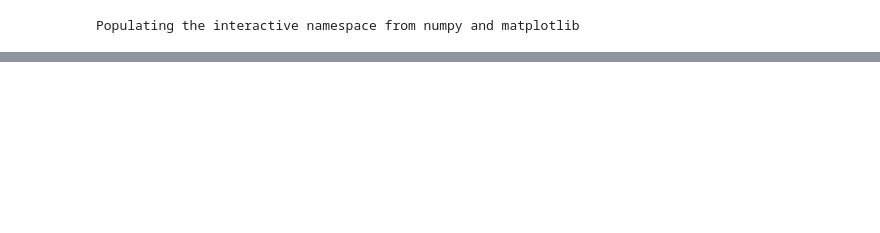
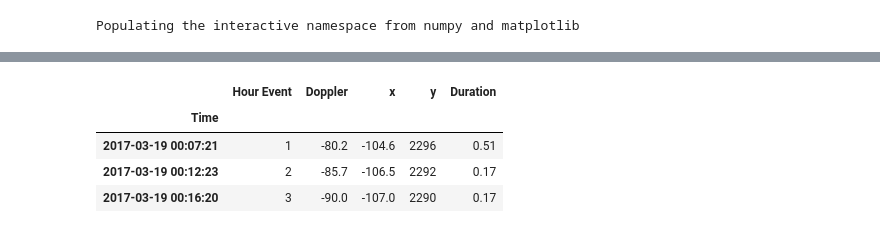
Before and after one commit to albertw/astronomy-notebooks, a Jupyter notebook: Meteor Data Processing.ipynb, the cells around one changed output, grey strips where cells are left out. Saved outputs shown, nothing was run; the diff lists cells and outputs as text; code cells hidden in the pictures; blank space fills up the shorter version.

Commit message:
Now with more pandas

```diff
--- a/Meteor Data Processing.ipynb
+++ b/Meteor Data Processing.ipynb
@@ -12,6 +12,9 @@ import numpy as np
 import matplotlib.pyplot as plt
 import pprint
 from collections import Counter
+import pandas as pd
+pd.set_option('display.mpl_style', 'default') # Make the graphs a bit prettier
+figsize(10, 6)
 # %% [output]
 Populating the interactive namespace from numpy and matplotlib
 # %%
@@ -128,3 +94,27 @@ plot_heatmap(events)
 # %%
 # Get the longest meteors
 #sorted(events, key=itemgetter(5))[-10:]
+# %%
+filename = "event_log20170319.txt"
+year = int(filename[9:13])
+month = int(filename[13:15])
+day = int(filename[15:17])
+d = date(year,month,day)
+
+def dateparse(x):
+    return datetime.combine(d, datetime.strptime(x, '%H:%M:%S').time())
+
+df = pd.read_csv(filename,
+                 parse_dates=['Time'],
+                 dayfirst=True,
+                 names = ["Time", "Hour Event", "Doppler", "x", "y", "Duration"],
+                 date_parser=dateparse,
+                index_col="Time")
+
+df[:3]
+# %% [output]
+|  | Hour Event | Doppler | x | y | Duration |
+| Time |  |  |  |  |  |
+| 2017-03-19 00:07:21 | 1 | -80.2 | -104.6 | 2296 | 0.51 |
+| 2017-03-19 00:12:23 | 2 | -85.7 | -106.5 | 2292 | 0.17 |
+| 2017-03-19 00:16:20 | 3 | -90.0 | -107.0 | 2290 | 0.17 |
```
Also changed, not shown: parts of 10 cells of this notebook.
